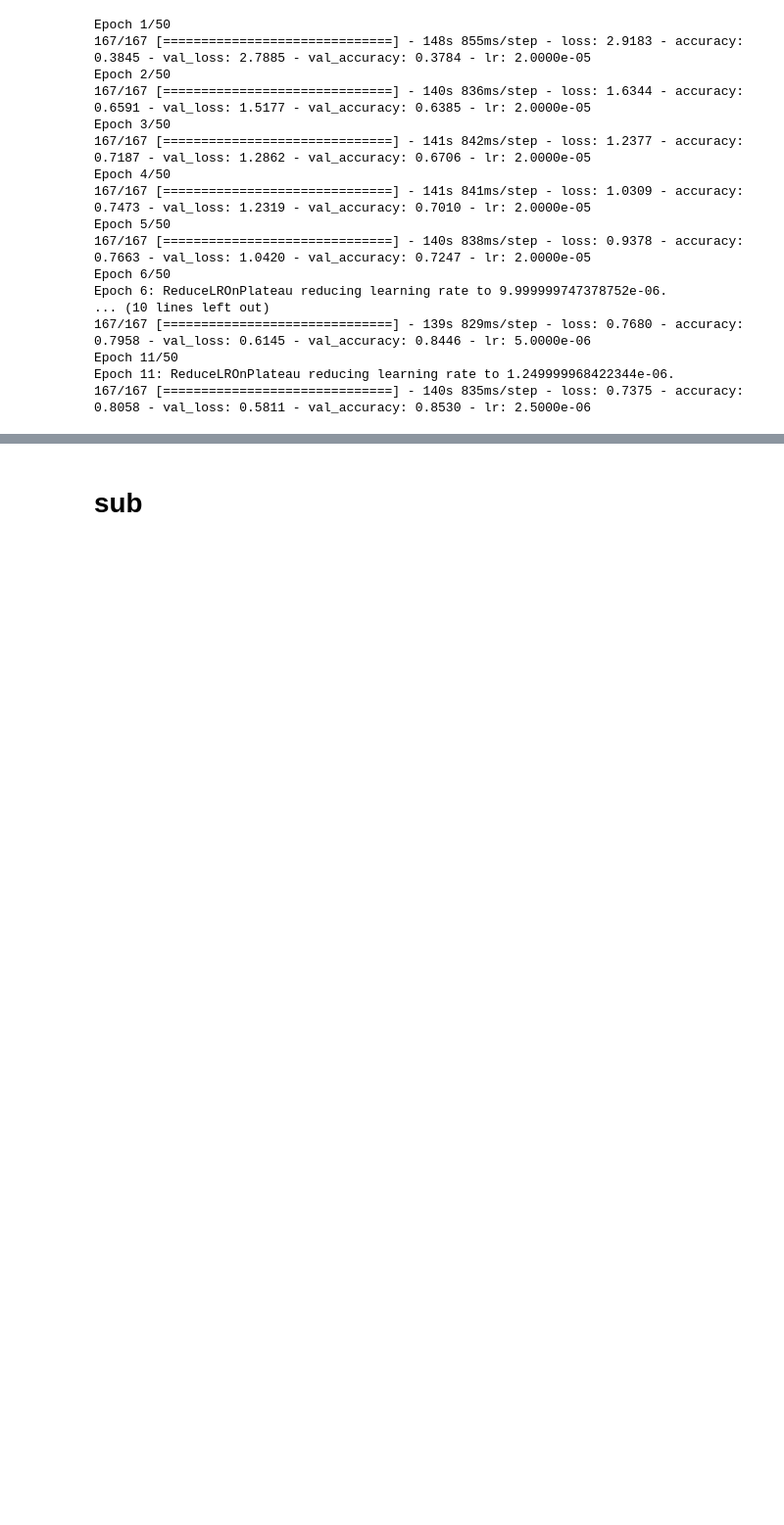
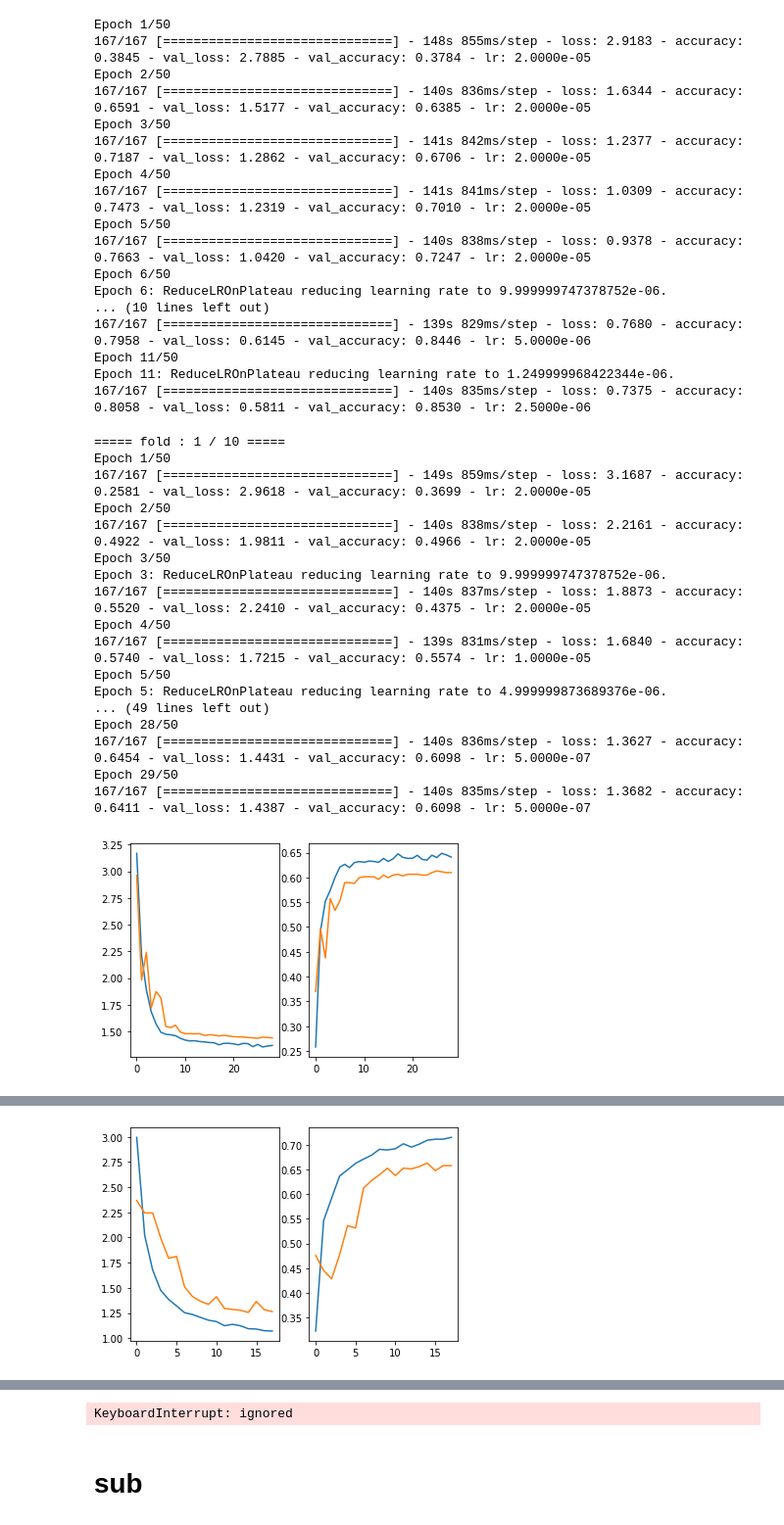
Before and after one commit to chi-hun/dacon, a Jupyter notebook: 월간_데이콘_예술_작품_화가_분류_AI_경진대회.ipynb, the cells around one changed output, grey strips where cells are left out. Shown at 98% size. Saved outputs shown, nothing was run; the diff lists cells and outputs as text; code cells hidden in the pictures; blank space fills up the shorter version.

```diff
--- a/월간_데이콘_예술_작품_화가_분류_AI_경진대회.ipynb
+++ b/월간_데이콘_예술_작품_화가_분류_AI_경진대회.ipynb
@@ -430,0 +673,4 @@ plt.show()
+# %%
+pre_layer = tf.keras.applications.efficientnet_v2.preprocess_input
+base_model = tf.keras.applications.EfficientNetV2B2(include_top=False, input_shape=(img_size, img_size, 3))
+base_model.trainable = True
@@ -430,0 +690,3 @@ plt.show()
+# %%
+model = model_make2_4()
+model.summary()
@@ -430,0 +711,6 @@ plt.show()
+# %%
+model.compile(optimizer=tf.keras.optimizers.Adam(learning_rate=0.00005), loss=tf.keras.losses.CategoricalCrossentropy(), metrics=tfa.metrics.F1Score(num_classes=50, average='macro'))
+early_stoper = tf.keras.callbacks.EarlyStopping(monitor='val_loss', patience=3)
+reduce_lr = tf.keras.callbacks.ReduceLROnPlateau(monitor='val_loss', patience=2, verbose=1,factor=0.5)
+with tf.device('/GPU:0'):
+    his = model.fit(train_ds, epochs=50, validation_data=val_ds, callbacks=[early_stoper, reduce_lr])
@@ -431,6 +735,7 @@ plt.show()
 # %% [markdown]
 ## xeption
 # %%
+img_size = 250
 pre_layer = tf.keras.applications.xception.preprocess_input
 base_model = tf.keras.applications.Xception(include_top=False, input_shape=(img_size, img_size, 3))
 base_model.trainable = True
@@ -569,3 +873,66 @@ Epoch 6: ReduceLROnPlateau reducing learning rate to 9.999999747378752e-06.
 Epoch 11/50
 Epoch 11: ReduceLROnPlateau reducing learning rate to 1.249999968422344e-06.
 167/167 [==============================] - 140s 835ms/step - loss: 0.7375 - accuracy: 0.8058 - val_loss: 0.5811 - val_accuracy: 0.8530 - lr: 2.5000e-06
+# %%
+folds = 10
+kfold = StratifiedKFold(n_splits=folds, shuffle=True)
+x_train = train['img_path']
+y_train = train['artist']
+test_path = sorted(glob.glob('/content/test/*'))
+test_ds = data_maker(test_path, img_size=img_size, batch=32, train=False, shuffle=False)
+classes = []
+pre_all = np.zeros((len(test_path), 50))
+
+for fold, (train_idx, val_idx) in enumerate(kfold.split(x_train, y_train)):
+    print(f'===== fold : {fold+1} / {folds} =====')
+    x_train_k = x_train.values[train_idx]
+    y_train_k = pd.get_dummies(y_train.values[train_idx])
+    x_validation_k = x_train.values[val_idx]
+    y_validation_k = pd.get_dummies(y_train.values[val_idx])
+    classes.append(y_train_k.columns)
+
+    train_ds = data_maker(x_train_k, y_train_k.values, img_size=img_size, batch=32, train=True, shuffle=True)
+    validation_ds = data_maker(x_validation_k, y_validation_k.values, img_size=img_size, batch=32, train=False, shuffle=False)
+
+    model = model_make3()
+    model.compile(optimizer=tf.keras.optimizers.Adam(learning_rate=0.00002), loss=tf.keras.losses.CategoricalCrossentropy(), metrics=['accuracy'])
+    early_stoper = tf.keras.callbacks.EarlyStopping(monitor='val_loss', patience=3)
+    LR = tf.keras.callbacks.ReduceLROnPlateau(monitor='val_loss',factor=0.5,patience=1, verbose=1, min_lr=0.0000005)
+    with tf.device('/GPU:0'):
+        his = model.fit(train_ds, epochs=50, validation_data=validation_ds, callbacks=[early_stoper, LR])
+
+    plt.subplot(1,2,1)
+    plt.plot(his.history['loss'])
+    plt.plot(his.history['val_loss'])
+    plt.subplot(1,2,2)
+    plt.plot(his.history['accuracy'])
+    plt.plot(his.history['val_accuracy'])
+    plt.show()
+
+    acc_max = np.array(his.history['val_accuracy']).max()
+    pre = model.predict(test_ds) / folds
+    pre_all += pre
+
+    print(f'best val_accuracy : {acc_max}')
+    del acc_max, pre, x_train_k, y_train_k, x_validation_k, y_validation_k, train_ds, validation_ds, his
+    tf.keras.backend.clear_session()
+    gc.collect()
+# %% [output]
+===== fold : 1 / 10 =====
+Epoch 1/50
+167/167 [==============================] - 149s 859ms/step - loss: 3.1687 - accuracy: 0.2581 - val_loss: 2.9618 - val_accuracy: 0.3699 - lr: 2.0000e-05
+Epoch 2/50
+167/167 [==============================] - 140s 838ms/step - loss: 2.2161 - accuracy: 0.4922 - val_loss: 1.9811 - val_accuracy: 0.4966 - lr: 2.0000e-05
+Epoch 3/50
+Epoch 3: ReduceLROnPlateau reducing learning rate to 9.999999747378752e-06.
+167/167 [==============================] - 140s 837ms/step - loss: 1.8873 - accuracy: 0.5520 - val_loss: 2.2410 - val_accuracy: 0.4375 - lr: 2.0000e-05
+Epoch 4/50
+167/167 [==============================] - 139s 831ms/step - loss: 1.6840 - accuracy: 0.5740 - val_loss: 1.7215 - val_accuracy: 0.5574 - lr: 1.0000e-05
+Epoch 5/50
+Epoch 5: ReduceLROnPlateau reducing learning rate to 4.999999873689376e-06.
+... (49 lines left out)
+Epoch 28/50
+167/167 [==============================] - 140s 836ms/step - loss: 1.3627 - accuracy: 0.6454 - val_loss: 1.4431 - val_accuracy: 0.6098 - lr: 5.0000e-07
+Epoch 29/50
+167/167 [==============================] - 140s 835ms/step - loss: 1.3682 - accuracy: 0.6411 - val_loss: 1.4387 - val_accuracy: 0.6098 - lr: 5.0000e-07
+[figure, added]
@@ -571,0 +956 @@ Epoch 11: ReduceLROnPlateau reducing learning rate to 1.249999968422344e-06.
+[figure, added]
@@ -571,0 +979 @@ Epoch 11: ReduceLROnPlateau reducing learning rate to 1.249999968422344e-06.
+KeyboardInterrupt: ignored
```
Also changed, not shown: parts of 25 cells of this notebook.
